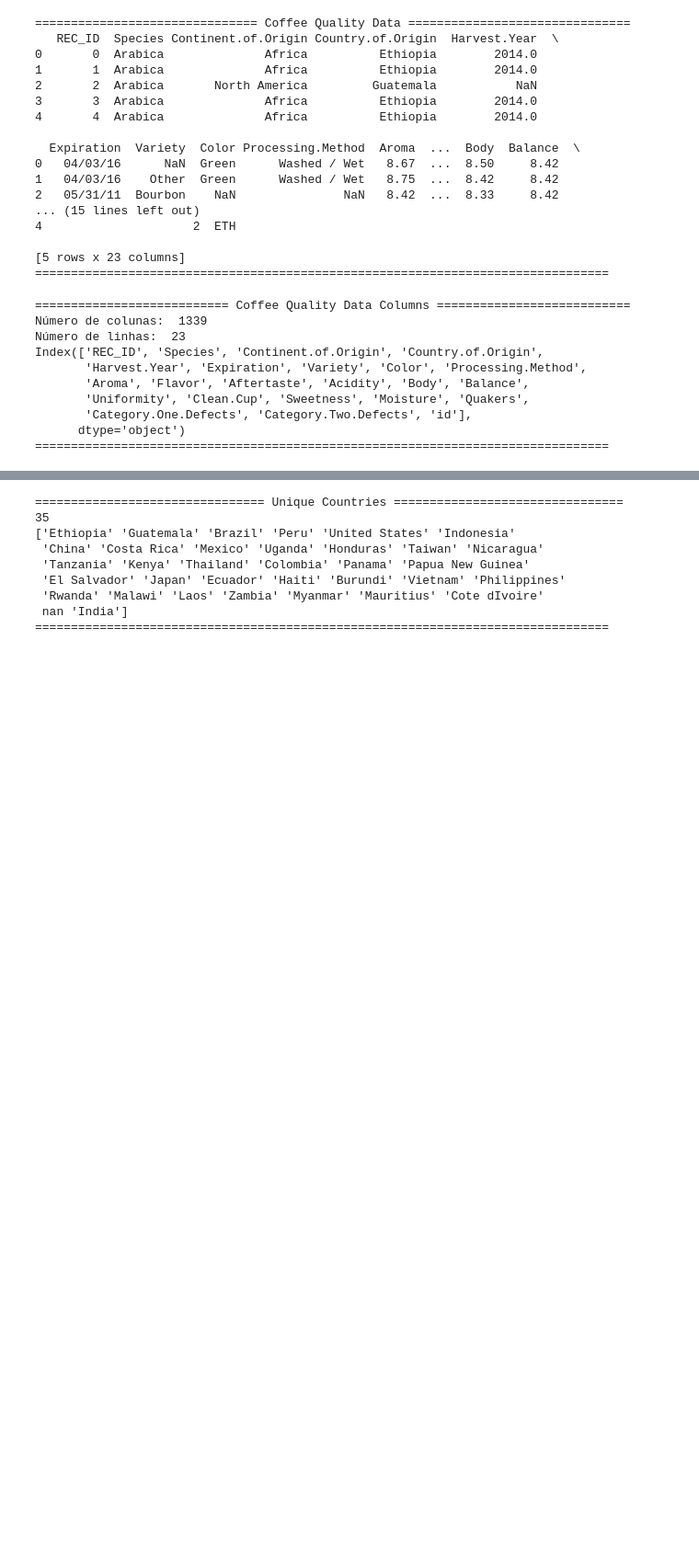
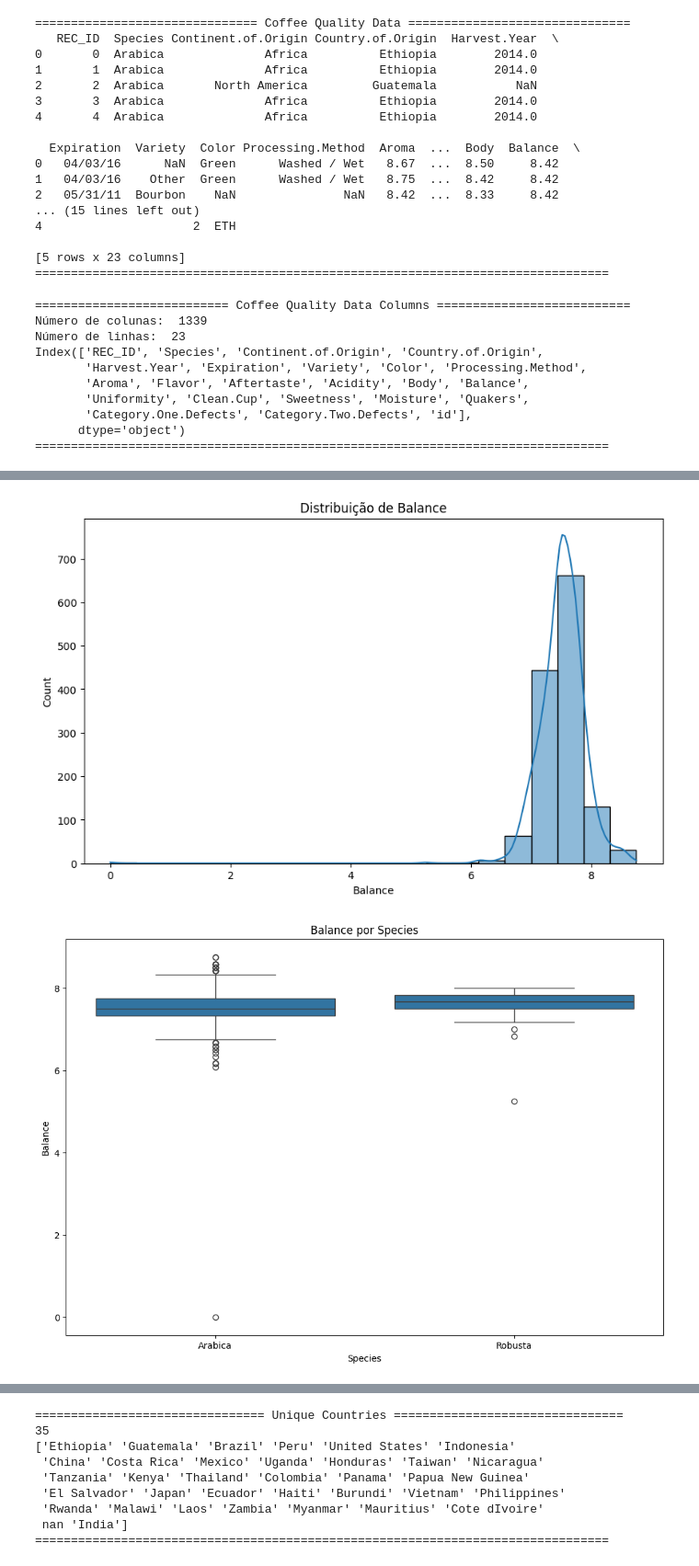
Before and after one commit to IsabelaYabe/coffee_quality_ME, a Jupyter notebook: analise_exploratoria.ipynb, the cells around one changed output, grey strips where cells are left out. Shown at 92% size. Drawn from its saved outputs; the diff is of its cells as text; code cells hidden in the pictures; blank space fills up the shorter version.

```diff
--- a/analise_exploratoria.ipynb
+++ b/analise_exploratoria.ipynb
@@ -411,3 +73,5 @@ plt.show()
+# %%
+coffee_quality = pd.read_csv("Coffee_Qlty.csv")
 # %%
 new_section("Coffee Quality Data")
 print(coffee_quality.head())
@@ -449,0 +131,15 @@ Index(['REC_ID', 'Species', 'Continent.of.Origin', 'Country.of.Origin',
+# %%
+# Histograma de Balance
+plt.figure(figsize=(10, 6))
+sns.histplot(coffee_quality['Balance'], bins=20, kde=True)
+plt.title('Distribuição de Balance')
+plt.show()
+
+# Boxplots para Balance por Species
+plt.figure(figsize=(12, 8))
+sns.boxplot(x='Species', y='Balance', data=coffee_quality)
+plt.title('Balance por Species')
+plt.show()
+# %% [output]
+[figure, added]
+[figure, added]
```
Also changed, not shown: parts of 49 cells of this notebook.
